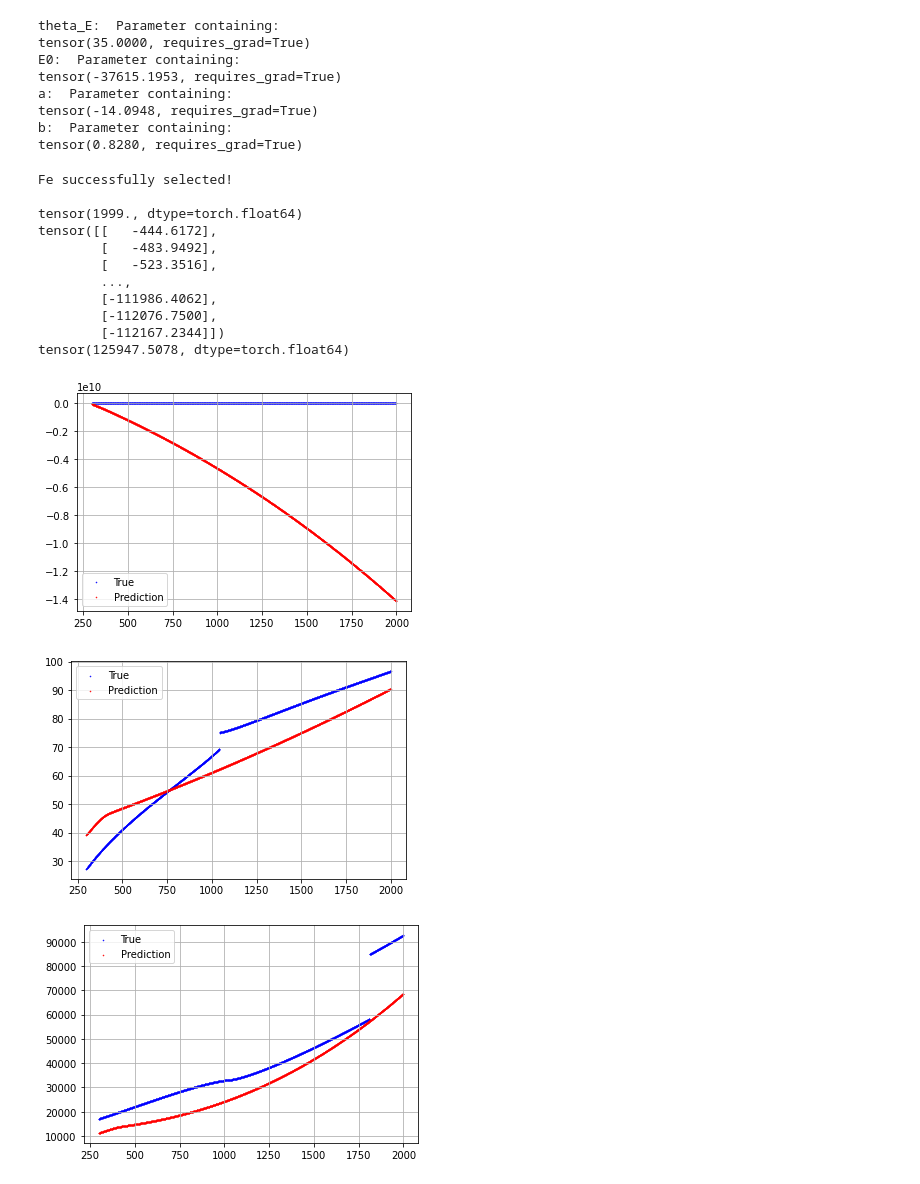
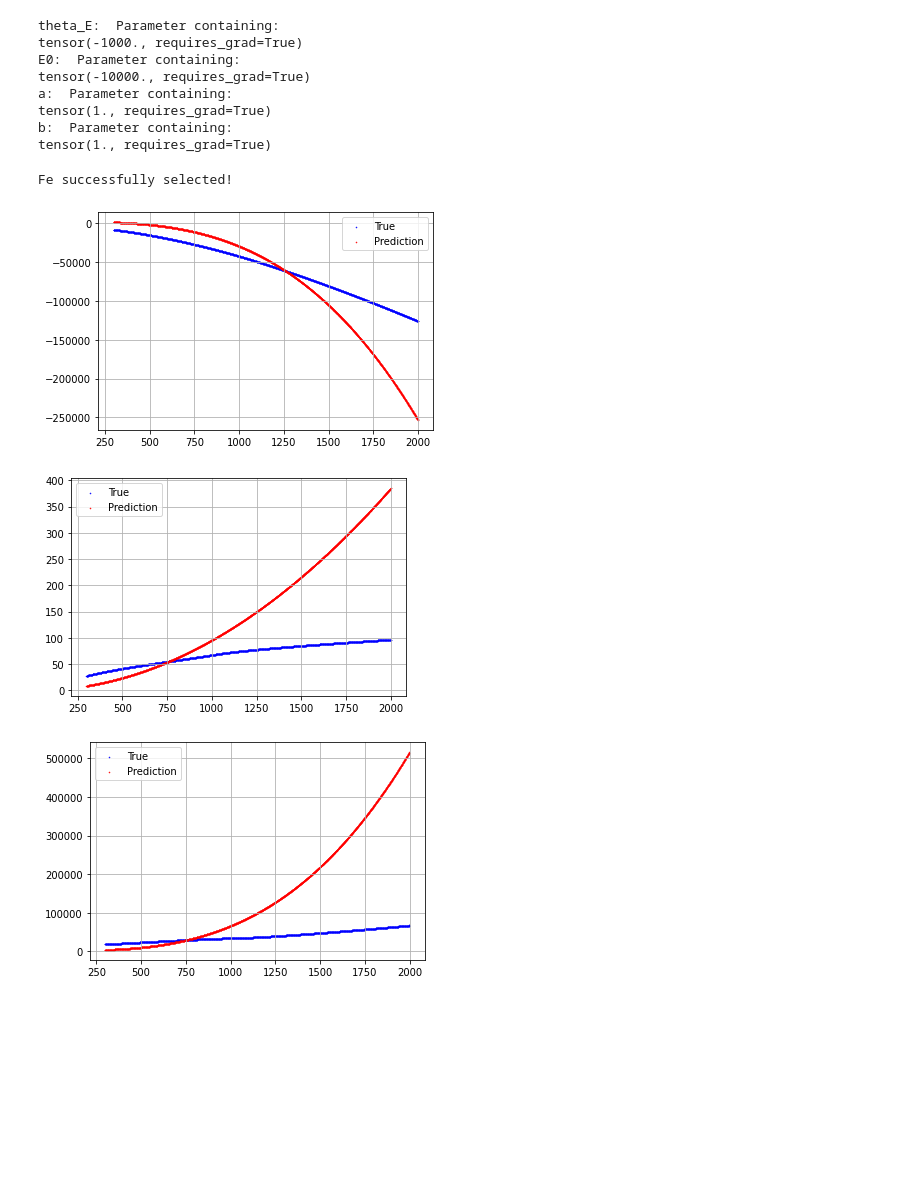
Before and after one commit to eldonko/Masters-Thesis-Code, a Jupyter notebook: train_LaengeNet_all.ipynb, the cells around one changed output. Drawn from its saved outputs; the diff is of its cells as text; code cells hidden in the pictures; blank space fills up the shorter version.

```diff
--- a/train_LaengeNet_all.ipynb
+++ b/train_LaengeNet_all.ipynb
@@ -74,11 +74,11 @@ def train(net, dataset):
             lr_reduced_last = i
             lr /= 2
 # %%
-net = LaengeNet(init_args=(-0.2, -0.1), act_1=ChenSundman())
+net = LaengeNet(init_args=(-0.2, -0.1), act_2=ChenSundman())
 
 element = 'Fe'
 phase = ['BCC_A2']
-dataset = ThermoDataset(element, phase)
+dataset = ThermoDataset(element, phase, scaling=False)
 
 train(net, dataset)
 # %% [output]
@@ -110,29 +109,19 @@ print('a: ', net.sub_net_1.act_1.a)
 print('b: ', net.sub_net_1.act_1.b)
 # %% [output]
 theta_E:  Parameter containing:
-tensor(35.0000, requires_grad=True)
+tensor(-1000., requires_grad=True)
 E0:  Parameter containing:
-tensor(-37615.1953, requires_grad=True)
+tensor(-10000., requires_grad=True)
 a:  Parameter containing:
-tensor(-14.0948, requires_grad=True)
+tensor(1., requires_grad=True)
 b:  Parameter containing:
-tensor(0.8280, requires_grad=True)
+tensor(1., requires_grad=True)
 # %%
 ph = PlotHandler('Laenge')
 
-ph.properties_temp(net, element, phase)
+ph.properties_temp(net, element, phase, scaling=False)
 # %% [output]
 Fe successfully selected!
-
-tensor(1999., dtype=torch.float64)
-tensor([[   -444.6172],
-        [   -483.9492],
-        [   -523.3516],
-        ...,
-        [-111986.4062],
-        [-112076.7500],
-        [-112167.2344]])
-tensor(125947.5078, dtype=torch.float64)
-[figure, old version]
+[figure, new version]
-[figure, old version]
+[figure, new version]
-[figure, old version]
+[figure, new version]
```
Also changed, not shown: parts of 3 cells of this notebook, 7 other files.
